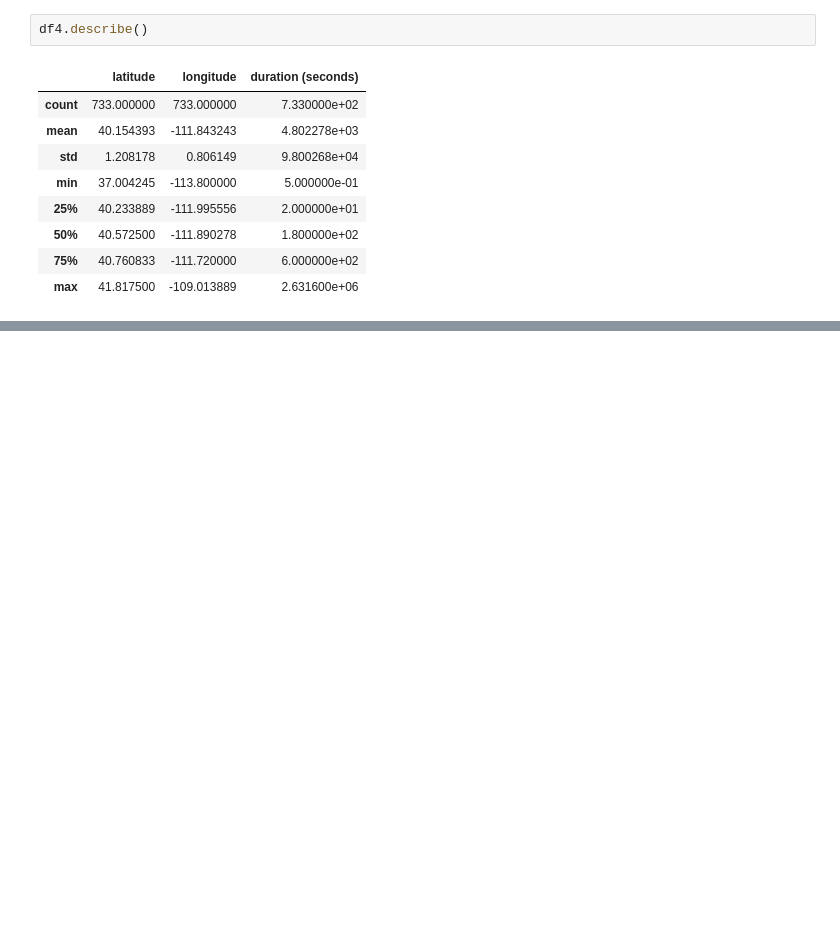
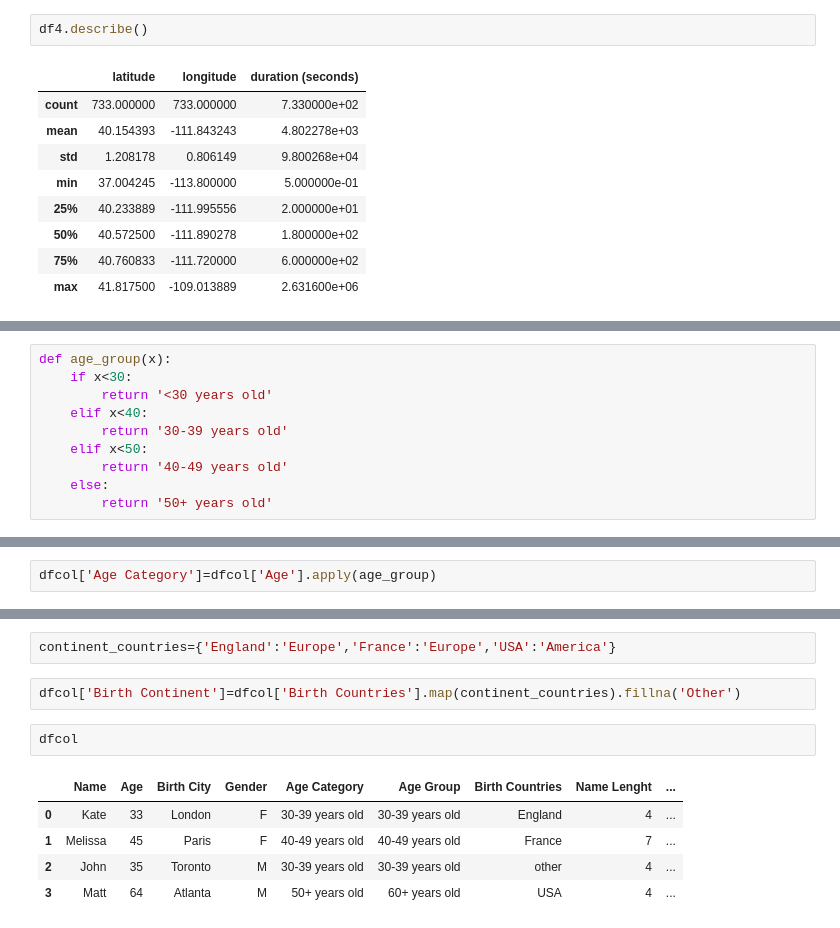
Before and after one commit to JuanPalms/Python-Practice, a Jupyter notebook: Pandas/Pandas.ipynb, the cells around one changed output, grey strips where cells are left out. Saved outputs shown, nothing was run; the diff lists cells and outputs as text; blank space fills up the shorter version.

```diff
--- a/Pandas/Pandas.ipynb
+++ b/Pandas/Pandas.ipynb
@@ -194,0 +262,10 @@ df4.describe()
+# %%
+def age_group(x):
+    if x<30:
+        return '<30 years old'
+    elif x<40:
+        return '30-39 years old'
+    elif x<50:
+        return '40-49 years old'
+    else:
+        return '50+ years old'
@@ -194,0 +280,2 @@ df4.describe()
+# %%
+dfcol['Age Category']=dfcol['Age'].apply(age_group)
@@ -194,0 +290,12 @@ df4.describe()
+# %%
+continent_countries={'England':'Europe','France':'Europe','USA':'America'}
+# %%
+dfcol['Birth Continent']=dfcol['Birth Countries'].map(continent_countries).fillna('Other')
+# %%
+dfcol
+# %% [output]
+|  | Name | Age | Birth City | Gender | Age Category | Age Group | Birth Countries | Name Lenght | ... |
+| 0 | Kate | 33 | London | F | 30-39 years old | 30-39 years old | England | 4 | ... |
+| 1 | Melissa | 45 | Paris | F | 40-49 years old | 40-49 years old | France | 7 | ... |
+| 2 | John | 35 | Toronto | M | 30-39 years old | 30-39 years old | other | 4 | ... |
+| 3 | Matt | 64 | Atlanta | M | 50+ years old | 60+ years old | USA | 4 | ... |
```
Also changed, not shown: parts of 23 cells of this notebook, 1 other file.
